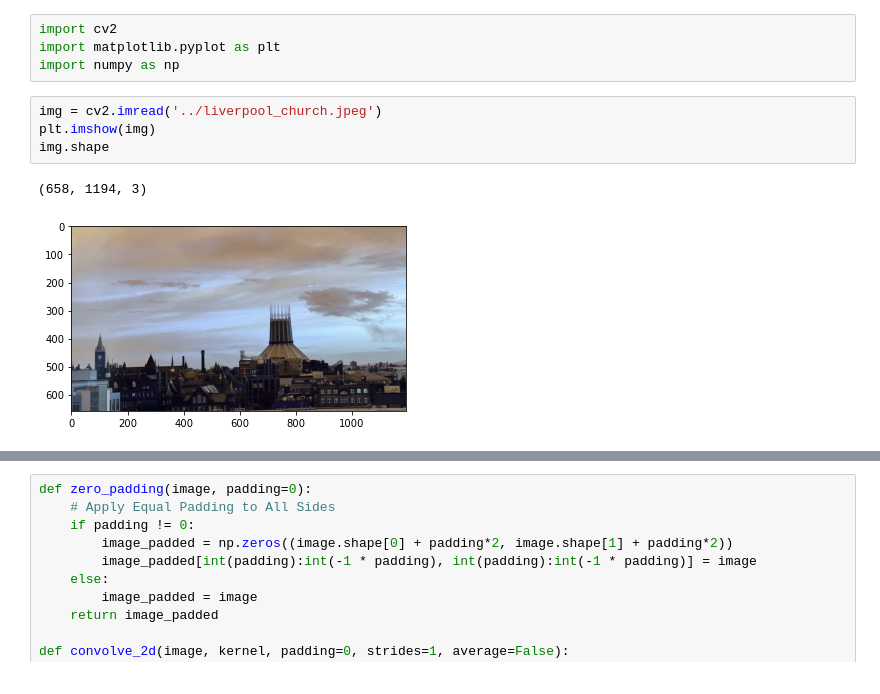
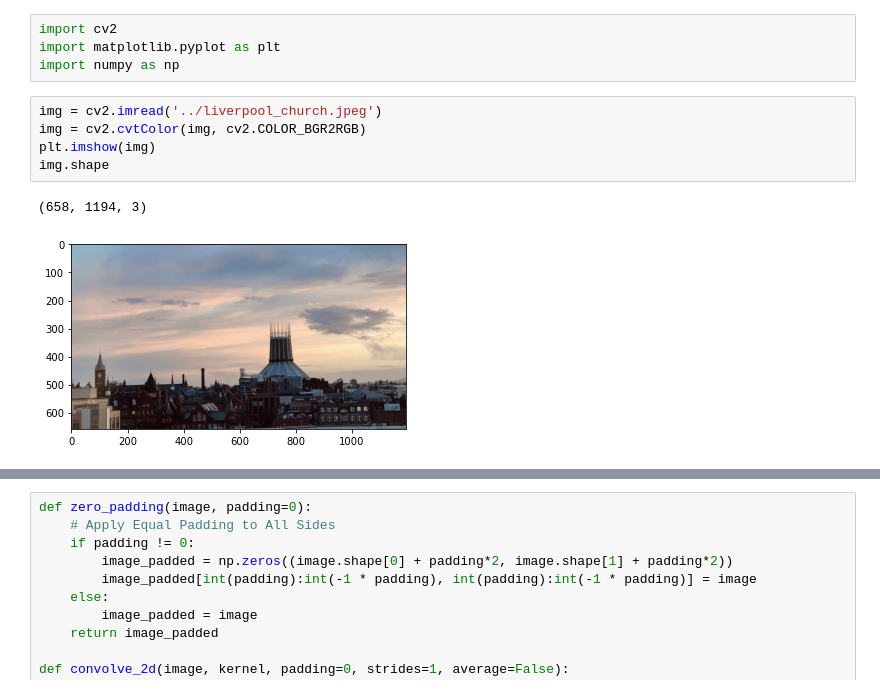
Before and after one commit to LANNDS18/ComputerVision_lab, a Jupyter notebook: lab2/lab2_notebook.ipynb, the cells around one changed output, grey strips where cells are left out. Drawn from its saved outputs; the diff is of its cells as text.

```diff
--- a/lab2/lab2_notebook.ipynb
+++ b/lab2/lab2_notebook.ipynb
@@ -4,10 +4,11 @@ import matplotlib.pyplot as plt
 import numpy as np
 # %%
 img = cv2.imread('../liverpool_church.jpeg')
+img = cv2.cvtColor(img, cv2.COLOR_BGR2RGB)
 plt.imshow(img)
 img.shape
 # %% [output]
 (658, 1194, 3)
-[figure, old version]
+[figure, new version]
 # %%
 def process_image(image):
```
Also changed, not shown: parts of 1 cell of this notebook, 3 other files.
